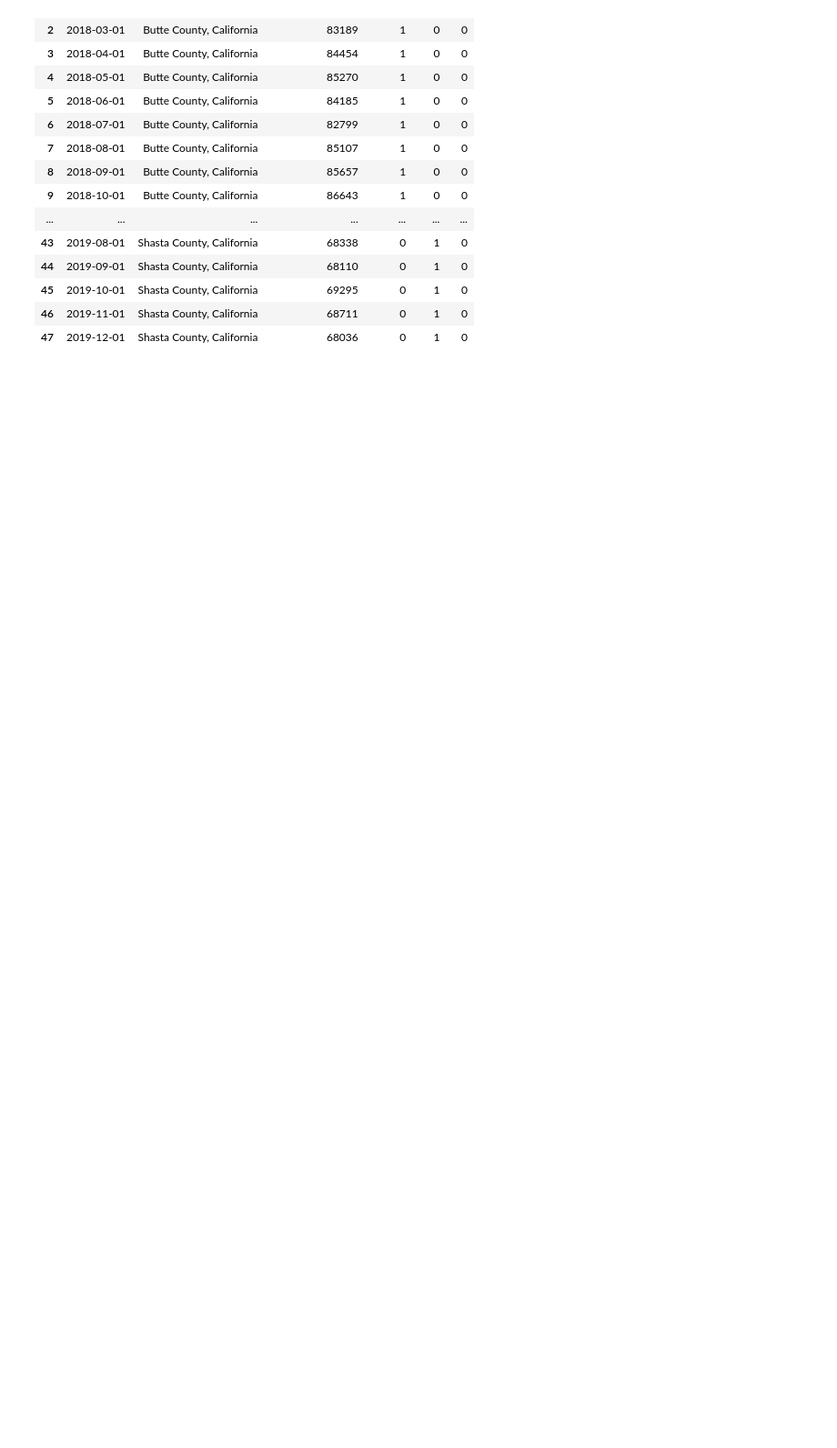
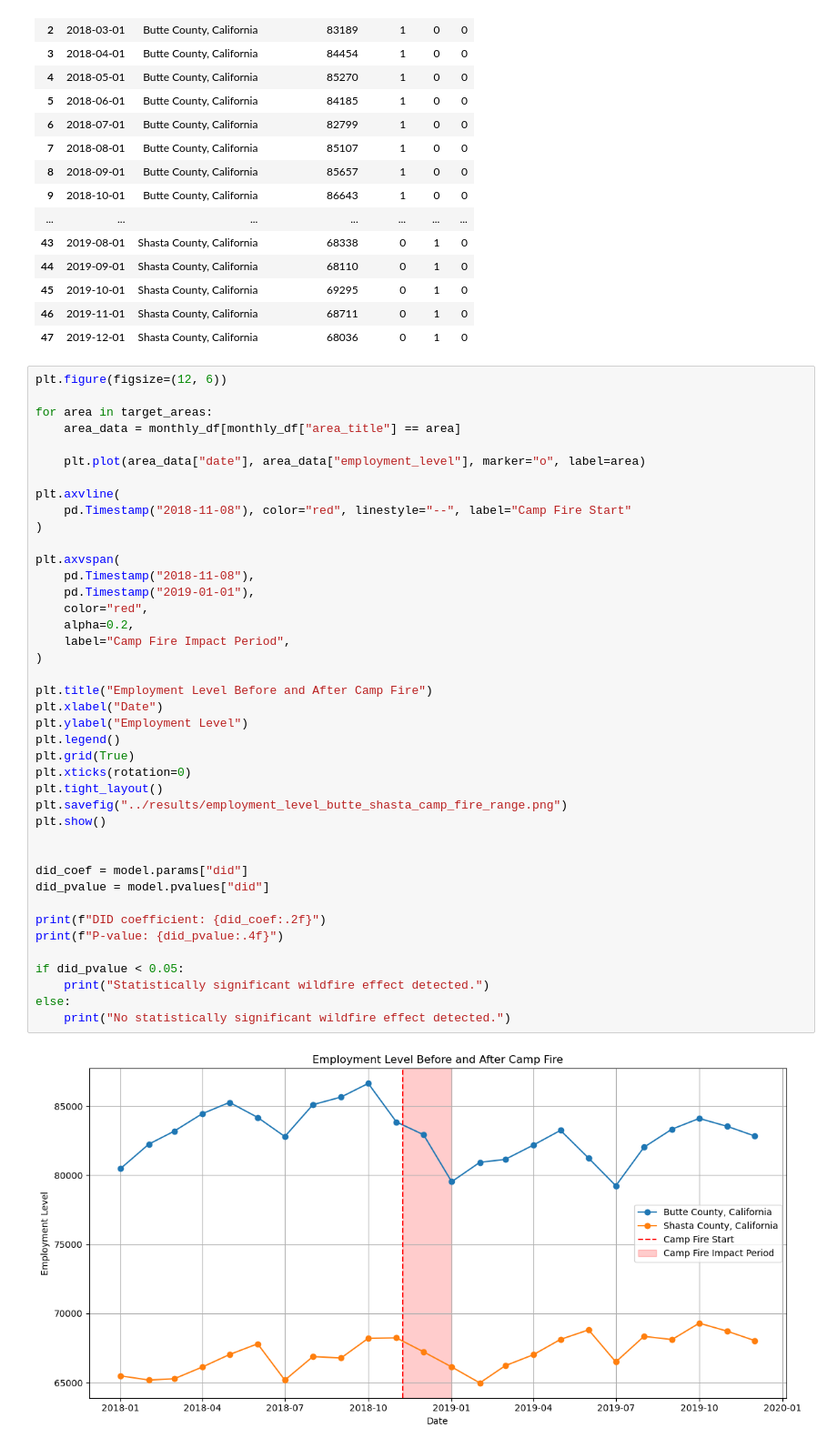
Before and after one commit to shuseiyokoi/california-wildfire-economic-recovery, a Jupyter notebook: src/run_did.ipynb, the cells around one changed output. Shown at 91% size. Cells and saved outputs as stored; diff of their text form; blank space fills up the shorter version.

Commit message:
moify plot

```diff
--- a/src/run_did.ipynb
+++ b/src/run_did.ipynb
@@ -271,3 +271,46 @@ monthly_df
 | 45 | 2019-10-01 | Shasta County, California | 69295 | 0 | 1 | 0 |
 | 46 | 2019-11-01 | Shasta County, California | 68711 | 0 | 1 | 0 |
 | 47 | 2019-12-01 | Shasta County, California | 68036 | 0 | 1 | 0 |
+# %%
+plt.figure(figsize=(12, 6))
+
+for area in target_areas:
+    area_data = monthly_df[monthly_df["area_title"] == area]
+
+    plt.plot(area_data["date"], area_data["employment_level"], marker="o", label=area)
+
+plt.axvline(
+    pd.Timestamp("2018-11-08"), color="red", linestyle="--", label="Camp Fire Start"
+)
+
+plt.axvspan(
+    pd.Timestamp("2018-11-08"),
+    pd.Timestamp("2019-01-01"),
+    color="red",
+    alpha=0.2,
+    label="Camp Fire Impact Period",
+)
+
+plt.title("Employment Level Before and After Camp Fire")
+plt.xlabel("Date")
+plt.ylabel("Employment Level")
+plt.legend()
+plt.grid(True)
+plt.xticks(rotation=0)
+plt.tight_layout()
+plt.savefig("../results/employment_level_butte_shasta_camp_fire_range.png")
+plt.show()
+
+
+did_coef = model.params["did"]
+did_pvalue = model.pvalues["did"]
+
+print(f"DID coefficient: {did_coef:.2f}")
+print(f"P-value: {did_pvalue:.4f}")
+
+if did_pvalue < 0.05:
+    print("Statistically significant wildfire effect detected.")
+else:
+    print("No statistically significant wildfire effect detected.")
+# %% [output]
+[figure, added]
```
Also changed, not shown: parts of 2 cells of this notebook, 1 other file.
